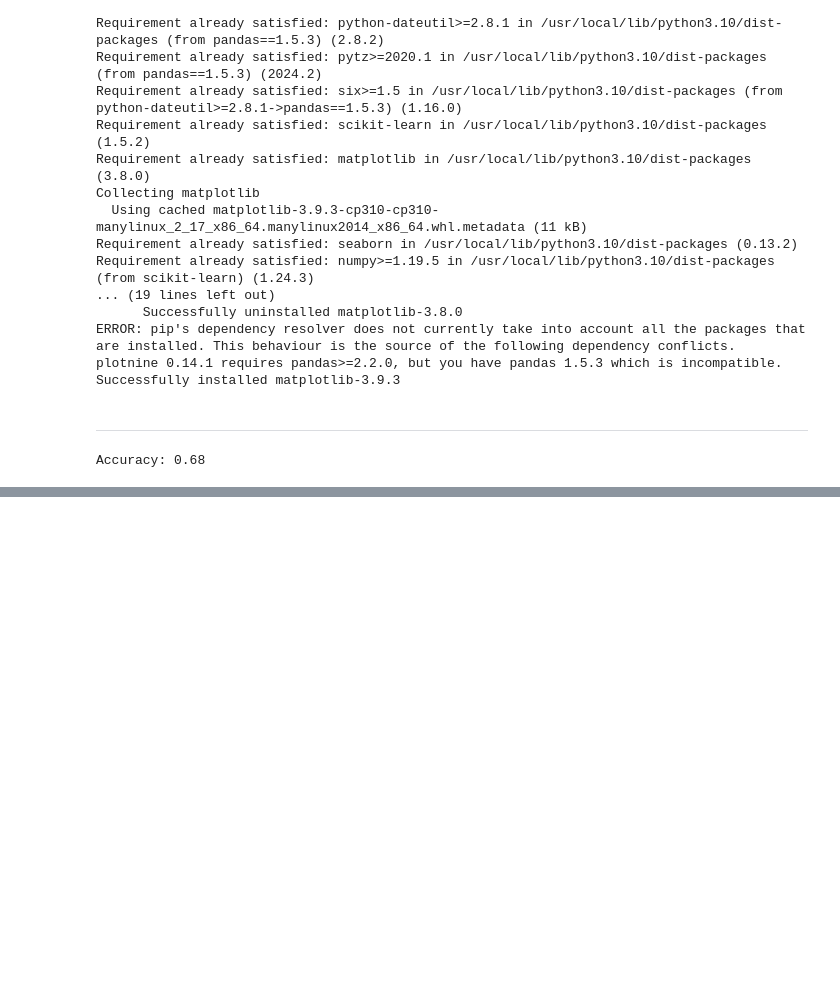
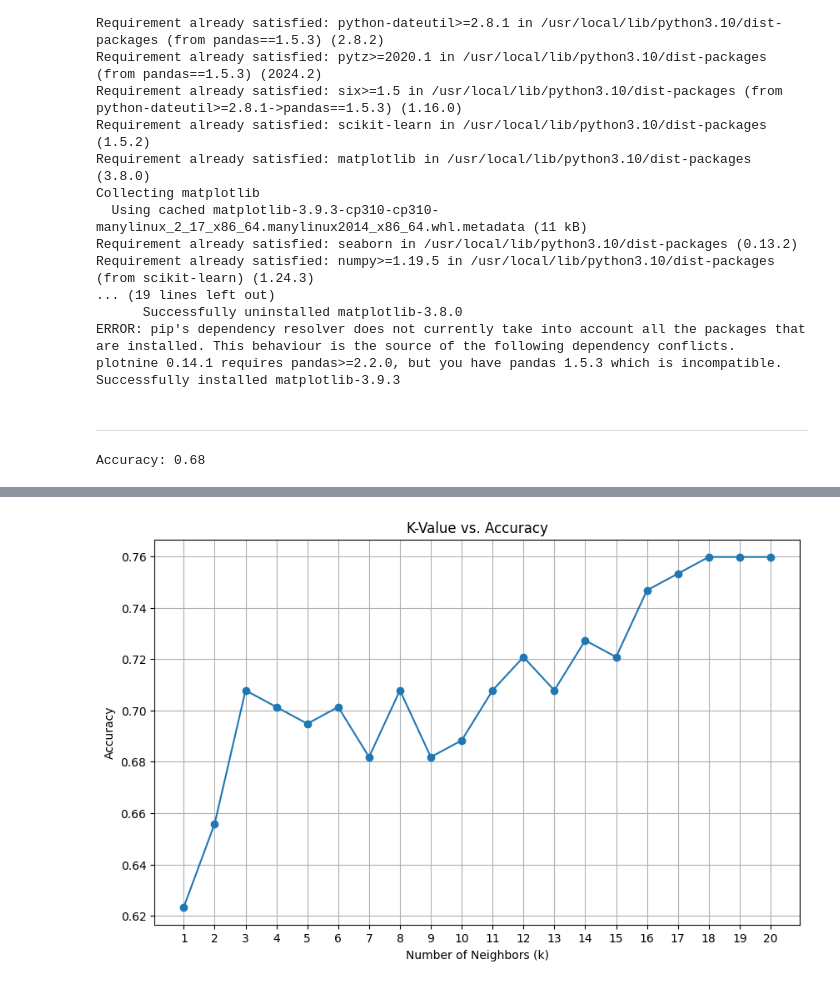
Before and after one commit to Ankit638/AJP-3886, a Jupyter notebook: notebooks/02 - Evaluate.ipynb, the cells around one changed output, grey strips where cells are left out. Saved outputs shown, nothing was run; the diff lists cells and outputs as text; code cells hidden in the pictures; blank space fills up the shorter version.

```diff
--- a/notebooks/02 - Evaluate.ipynb
+++ b/notebooks/02 - Evaluate.ipynb
@@ -84,0 +192,22 @@ data.info()
+# %%
+# Test for different values of k
+accuracies = []
+k_values = range(1, 21)  # Test k values from 1 to 20
+
+for k in k_values:
+    knn = KNeighborsClassifier(n_neighbors=k)
+    knn.fit(X_train, y_train)
+    y_pred = knn.predict(X_test)
+    accuracies.append(accuracy_score(y_test, y_pred))
+
+# Plot accuracy vs. k
+plt.figure(figsize=(10, 6))
+plt.plot(k_values, accuracies, marker='o', linestyle='-')
+plt.title("K-Value vs. Accuracy")
+plt.xlabel("Number of Neighbors (k)")
+plt.ylabel("Accuracy")
+plt.xticks(k_values)
+plt.grid()
+plt.show()
+# %% [output]
+[figure, added]
```
Also changed, not shown: parts of 6 cells of this notebook.
